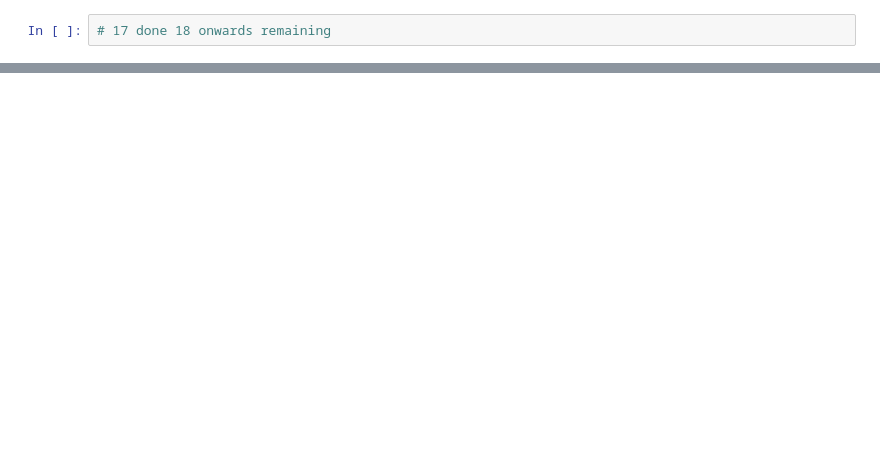
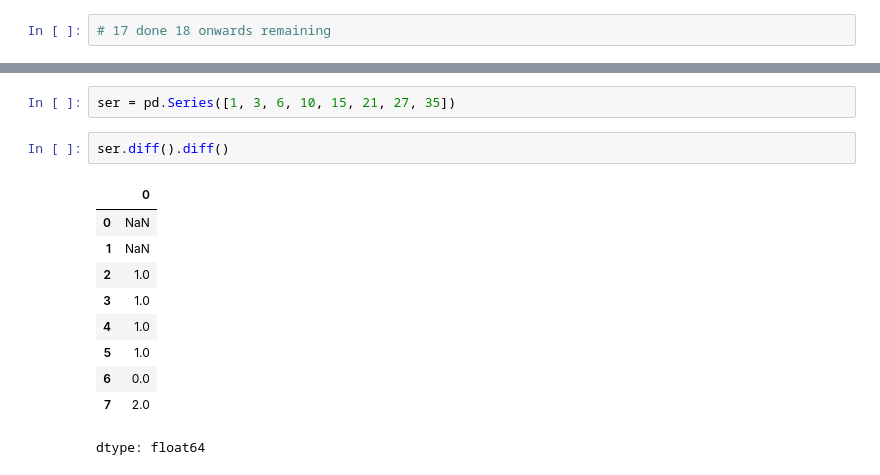
Before and after one commit to rushielevates/ML-DL-practice, a Jupyter notebook: Pandas.ipynb, the cells around one changed output, grey strips where cells are left out. Cells and saved outputs as stored; diff of their text form; blank space fills up the shorter version.

```diff
--- a/Pandas.ipynb
+++ b/Pandas.ipynb
@@ -647,0 +730,15 @@ ser[i]
+# %%
+ser = pd.Series([1, 3, 6, 10, 15, 21, 27, 35])
+# %%
+ser.diff().diff()
+# %% [output]
+|  | 0 |
+| 0 | NaN |
+| 1 | NaN |
+| 2 | 1.0 |
+| 3 | 1.0 |
+| 4 | 1.0 |
+| 5 | 1.0 |
+| 6 | 0.0 |
+| 7 | 2.0 |
+dtype: float64
```
Also changed, not shown: parts of 31 cells of this notebook.
